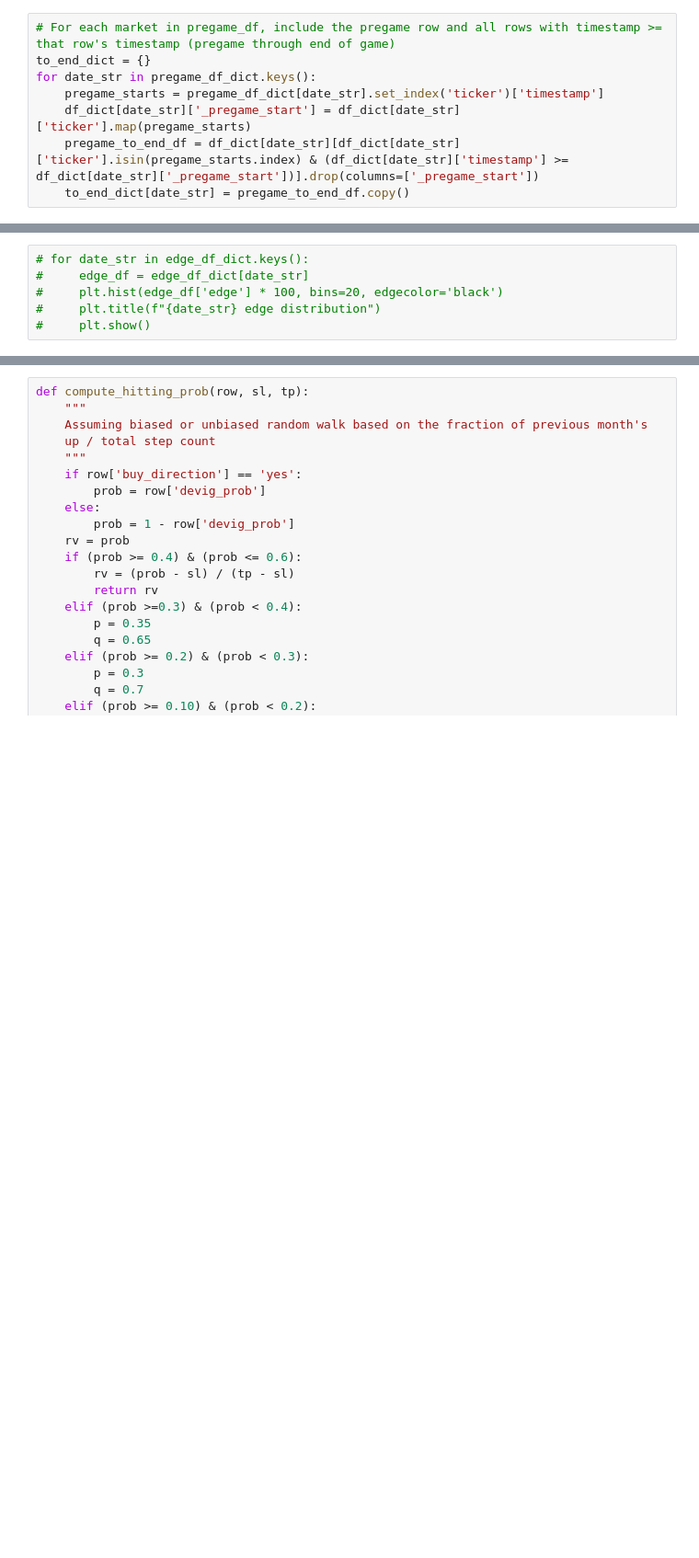
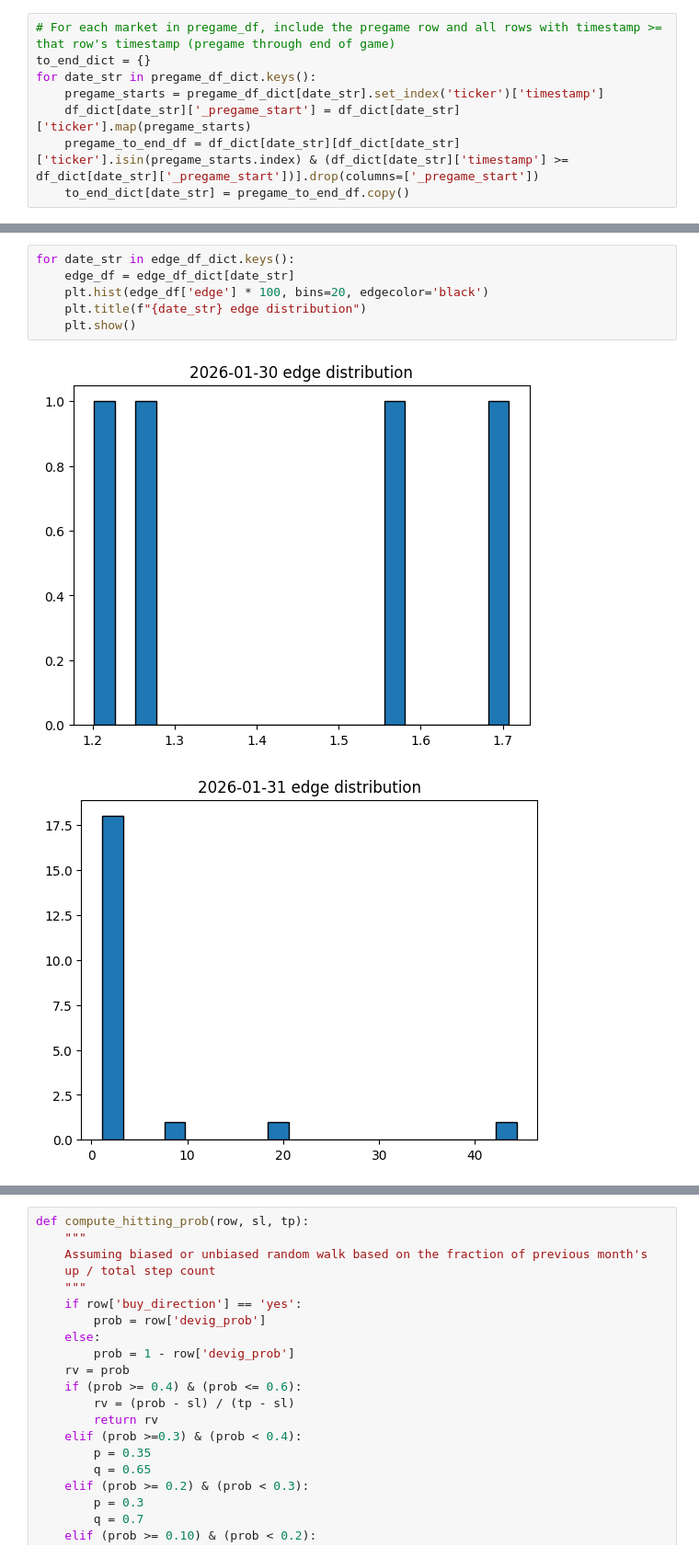
Before and after one commit to bassuaz24/kalshi_bets, a Jupyter notebook: base/analysis/data_analysis.ipynb, the cells around one changed output, grey strips where cells are left out. Shown at 92% size. Saved outputs shown, nothing was run; the diff lists cells and outputs as text; blank space fills up the shorter version.

```diff
--- a/base/analysis/data_analysis.ipynb
+++ b/base/analysis/data_analysis.ipynb
@@ -150,6 +161,9 @@ edge_df_dict['2026-02-24']
 # %%
-# for date_str in edge_df_dict.keys():
-#     edge_df = edge_df_dict[date_str]
-#     plt.hist(edge_df['edge'] * 100, bins=20, edgecolor='black')
-#     plt.title(f"{date_str} edge distribution")
-#     plt.show()
+for date_str in edge_df_dict.keys():
+    edge_df = edge_df_dict[date_str]
+    plt.hist(edge_df['edge'] * 100, bins=20, edgecolor='black')
+    plt.title(f"{date_str} edge distribution")
+    plt.show()
+# %% [output]
+[figure, added]
+[figure, added]
```
Also changed, not shown: parts of 28 cells of this notebook.
